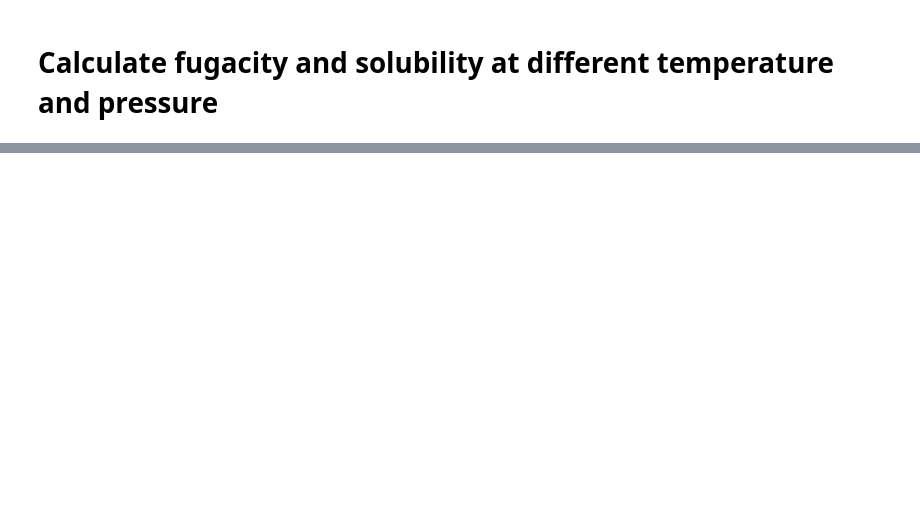
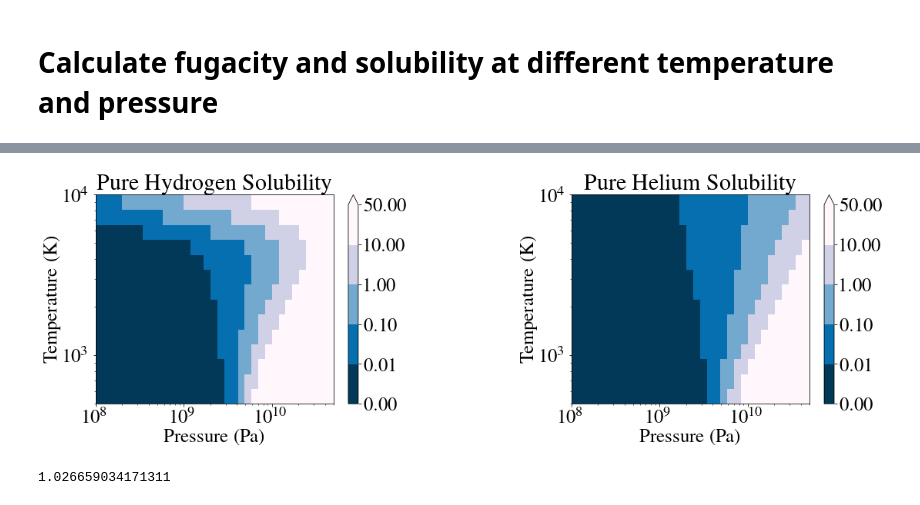
Before and after one commit to qinlang0628/MixingSubNeptunes, a Jupyter notebook: notebook/test_solubility.ipynb, the cells around one changed output, grey strips where cells are left out. Cells and saved outputs as stored; diff of their text form; code cells hidden in the pictures; blank space fills up the shorter version.

Commit message:
test solubility

```diff
--- a/notebook/test_solubility.ipynb
+++ b/notebook/test_solubility.ipynb
@@ -22,0 +79,32 @@ solubility is 0.0014419785942656627 and Helium fraction in dissolved gas is 1
+# %%
+# f_H2 = np.zeros(shape=(P_array.shape[0], T_array.shape[0]))
+# f_He = np.zeros(shape=(P_array.shape[0], T_array.shape[0]))
+
+# for (i, P) in enumerate(P_array):
+#     for (j ,T) in enumerate(T_array):
+#         f_H2[i, j] = 1e-11 * P_array[i] * phi_H2[i, j] * np.exp(-4000 / T_array[j])
+#         f_He[i, j] = 1e-11 * P_array[i] * phi_He[i, j] * np.exp(-4000 / T_array[j])
+
+# make a figure to show the solubility map
+fig, axes = plt.subplots(1, 2, figsize=(18,5))
+plt.subplots_adjust(wspace=0.6)
+
+bounds = np.array([1e-3, 1e-2, 1e-1, 1, 10, 50])
+norm = colors.BoundaryNorm(boundaries=bounds, ncolors=256)
+pcm1 = axes[0].pcolormesh(P_array, T_array, f_H2.T, norm=norm, cmap='PuBu_r')
+fig.colorbar(pcm1, ax=axes[0], extend='max')
+axes[0].set_title("Pure Hydrogen Solubility")
+axes[0].set_xlabel("Pressure (Pa)")
+axes[0].set_ylabel("Temperature (K)")
+axes[0].set_xscale('log')
+axes[0].set_yscale('log')
+
+pcm2 = axes[1].pcolormesh(P_array, T_array, f_He.T, norm=norm, cmap='PuBu_r')
+fig.colorbar(pcm2, ax=axes[1], extend='max')
+axes[1].set_title("Pure Helium Solubility")
+axes[1].set_xlabel("Pressure (Pa)")
+axes[1].set_ylabel("Temperature (K)")
+axes[1].set_xscale('log')
+axes[1].set_yscale('log')
+# %% [output]
+[figure, added]
@@ -22,0 +119,4 @@ solubility is 0.0014419785942656627 and Helium fraction in dissolved gas is 1
+# %%
+phi_H2.min()
+# %% [output]
+1.026659034171311
```
Also changed, not shown: parts of 8 cells of this notebook, 5 other files.
